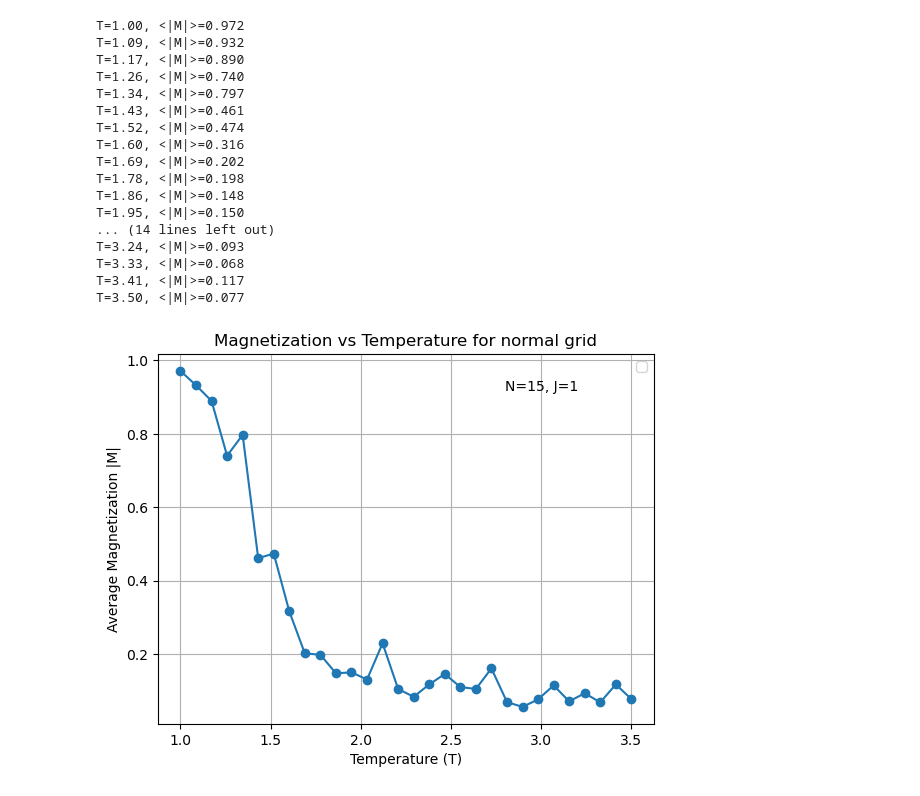
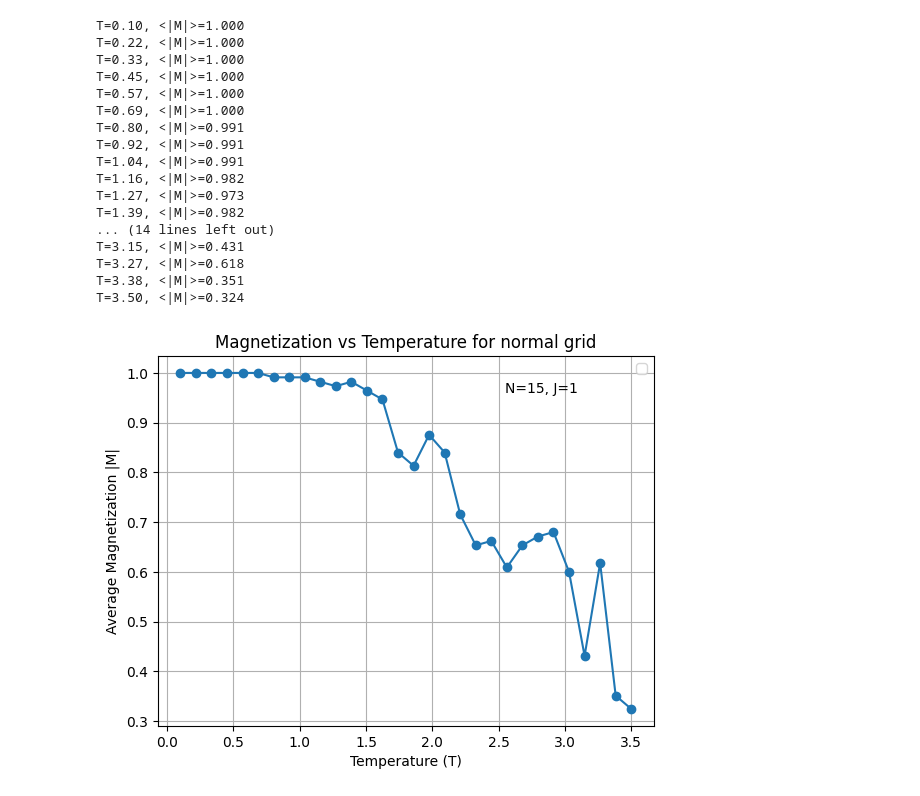
Before and after one commit to nirmiller/comp_phy_final_project, a Jupyter notebook: stats_n_graphs.ipynb, the cells around one changed output. Cells and saved outputs as stored; diff of their text form; code cells hidden in the pictures.

```diff
--- a/stats_n_graphs.ipynb
+++ b/stats_n_graphs.ipynb
@@ -7,65 +29,42 @@ import numpy as np
 # %%
 # --- Parameters ---
 N = 15            # Lattice size
 J = 1          # Coupling constant
-temps = np.linspace(1, 3.5, 30)  # Temperature range
-eq_steps = 10  # Steps for equilibration
+temps = np.linspace(0.1, 3.5, 30)  # Temperature range
+eq_steps = 30  # Steps for equilibration
 mc_steps = 25  # Steps for measurement
 runs_per_T = 10    # Average over multiple runs
 
 
 
-
-def B_vs_T(temps, eq_steps, mc_steps, runs_per_T):
-    magnetizations = []
-    for T in temps:
-        newGrid = Grid(n_x=N, n_y=N, gridPointObject=electron.ClassicElectron)
-        isingModel = ClassicIsing(newGrid, temperature=T, ferromagnetivity=J,Mf_External=0)
-        total_mag = 0
-        for run in range(runs_per_T):
-            #equilibration
-            isingModel.runSimulation(eq_steps)
-            #measurement
-            isingModel.runSimulation(mc_steps)
-            final_grid = Grid.output(grid=isingModel.grid.grid_history[-1])
-            # calculate magnetization
-            mag = np.abs(np.sum(final_grid)) / (N * N)
-            total_mag += mag
-        avg_mag = total_mag / runs_per_T
-        magnetizations.append(avg_mag)
-        print(f"T={T:.2f}, <|M|>={magnetizations[-1]:.3f}")
-
-    return magnetizations
-
-
-mags = B_vs_T(temps, eq_steps, mc_steps, runs_per_T)
+mags = B_vs_T(ClassicIsing, Grid, temps, eq_steps, mc_steps, runs_per_T)
 
 
 # graphing the results
 plt.plot(temps, mags, marker='o')
 plt.xlabel('Temperature (T)')
 plt.ylabel('Average Magnetization |M|')
 plt.title('Magnetization vs Temperature for normal grid')
 plt.text(0.7, 0.9, f'N={N}, J={J}', transform=plt.gca().transAxes)
 plt.legend()
 plt.grid()
 plt.show()
 # %% [output]
-T=1.00, <|M|>=0.972
-T=1.09, <|M|>=0.932
-T=1.17, <|M|>=0.890
-T=1.26, <|M|>=0.740
-T=1.34, <|M|>=0.797
-T=1.43, <|M|>=0.461
-T=1.52, <|M|>=0.474
-T=1.60, <|M|>=0.316
-T=1.69, <|M|>=0.202
-T=1.78, <|M|>=0.198
-T=1.86, <|M|>=0.148
-T=1.95, <|M|>=0.150
+T=0.10, <|M|>=1.000
+T=0.22, <|M|>=1.000
+T=0.33, <|M|>=1.000
+T=0.45, <|M|>=1.000
+T=0.57, <|M|>=1.000
+T=0.69, <|M|>=1.000
+T=0.80, <|M|>=0.991
+T=0.92, <|M|>=0.991
+T=1.04, <|M|>=0.991
+T=1.16, <|M|>=0.982
+T=1.27, <|M|>=0.973
+T=1.39, <|M|>=0.982
 ... (14 lines left out)
-T=3.24, <|M|>=0.093
-T=3.33, <|M|>=0.068
-T=3.41, <|M|>=0.117
-T=3.50, <|M|>=0.077
+T=3.15, <|M|>=0.431
+T=3.27, <|M|>=0.618
+T=3.38, <|M|>=0.351
+T=3.50, <|M|>=0.324
-[figure, old version]
+[figure, new version]
```
Also changed, not shown: parts of 1 cell of this notebook, 2 other files.
